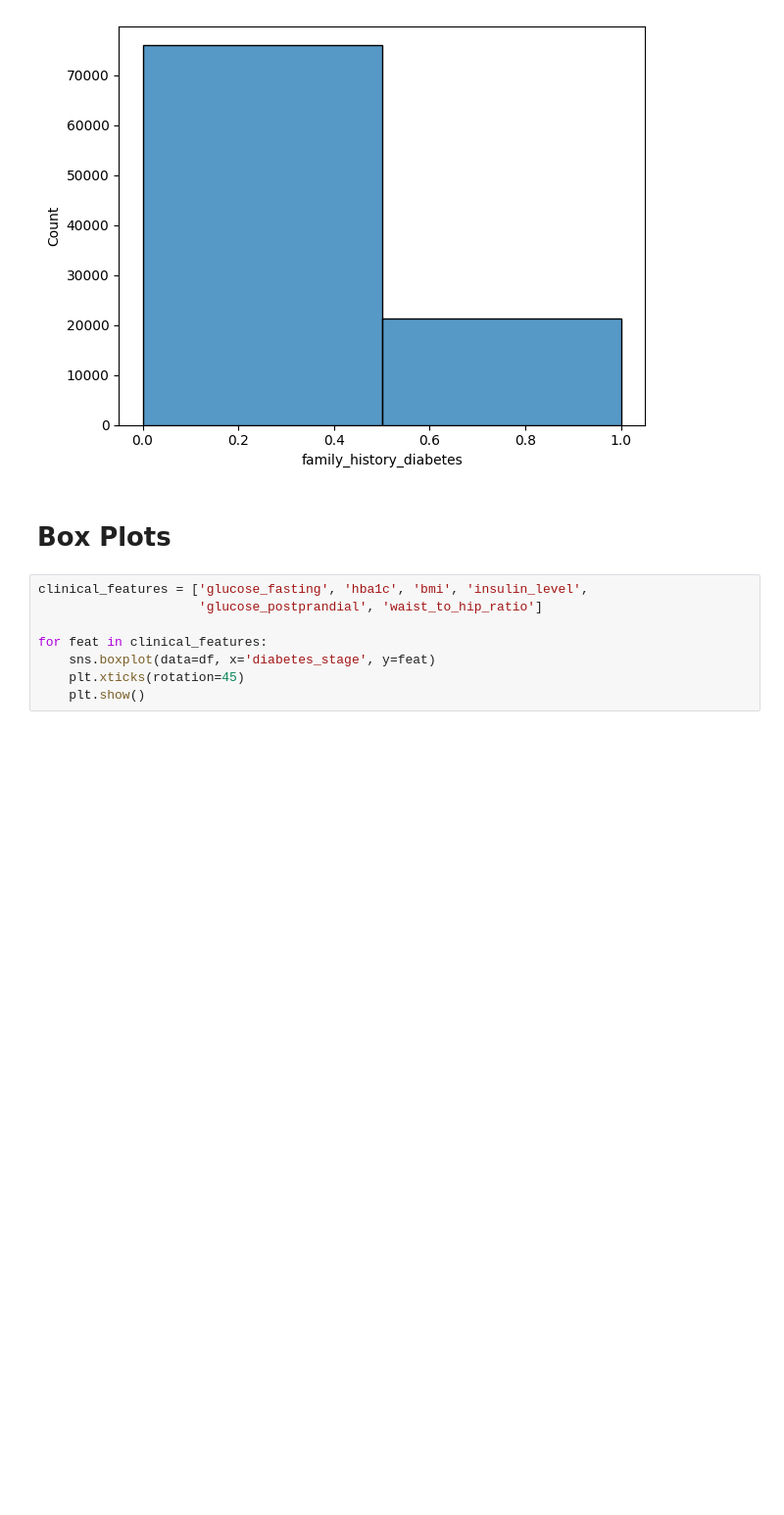
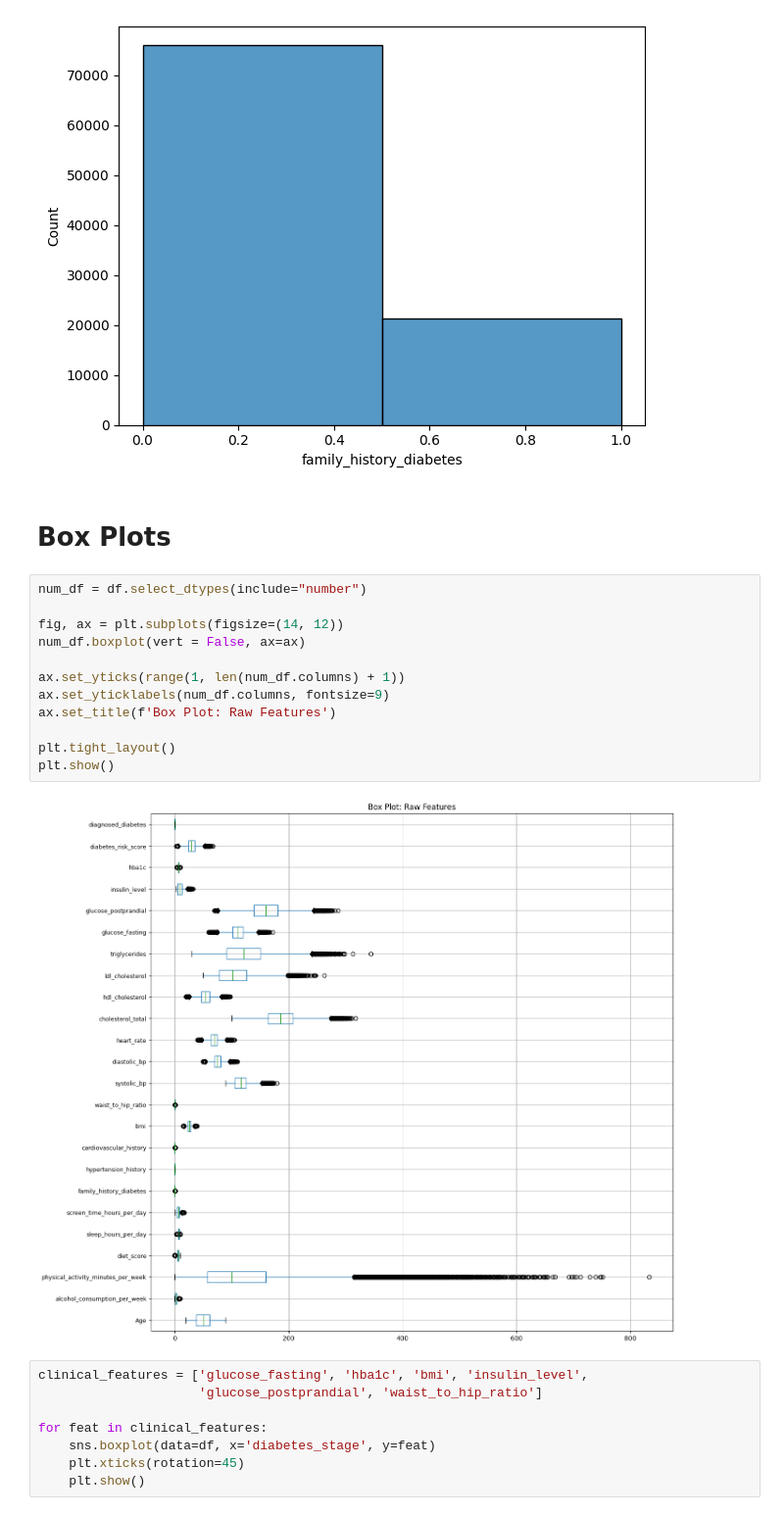
Before and after one commit to Henri-Claassen/Diabetes_Predictions, a Jupyter notebook: notebooks/EDA.ipynb, the cells around one changed output. Shown at 98% size. Cells and saved outputs as stored; diff of their text form; blank space fills up the shorter version.

```diff
--- a/notebooks/EDA.ipynb
+++ b/notebooks/EDA.ipynb
@@ -262,6 +264,20 @@ plt.show()
 [figure]
 # %% [markdown]
 # Box Plots
+# %%
+num_df = df.select_dtypes(include="number")
+
+fig, ax = plt.subplots(figsize=(14, 12))
+num_df.boxplot(vert = False, ax=ax)
+
+ax.set_yticks(range(1, len(num_df.columns) + 1))
+ax.set_yticklabels(num_df.columns, fontsize=9)
+ax.set_title(f'Box Plot: Raw Features')
+
+plt.tight_layout()
+plt.show()
+# %% [output]
+[figure, added]
 # %%
 clinical_features = ['glucose_fasting', 'hba1c', 'bmi', 'insulin_level',
                      'glucose_postprandial', 'waist_to_hip_ratio']
```
Also changed, not shown: parts of 2 cells of this notebook.
